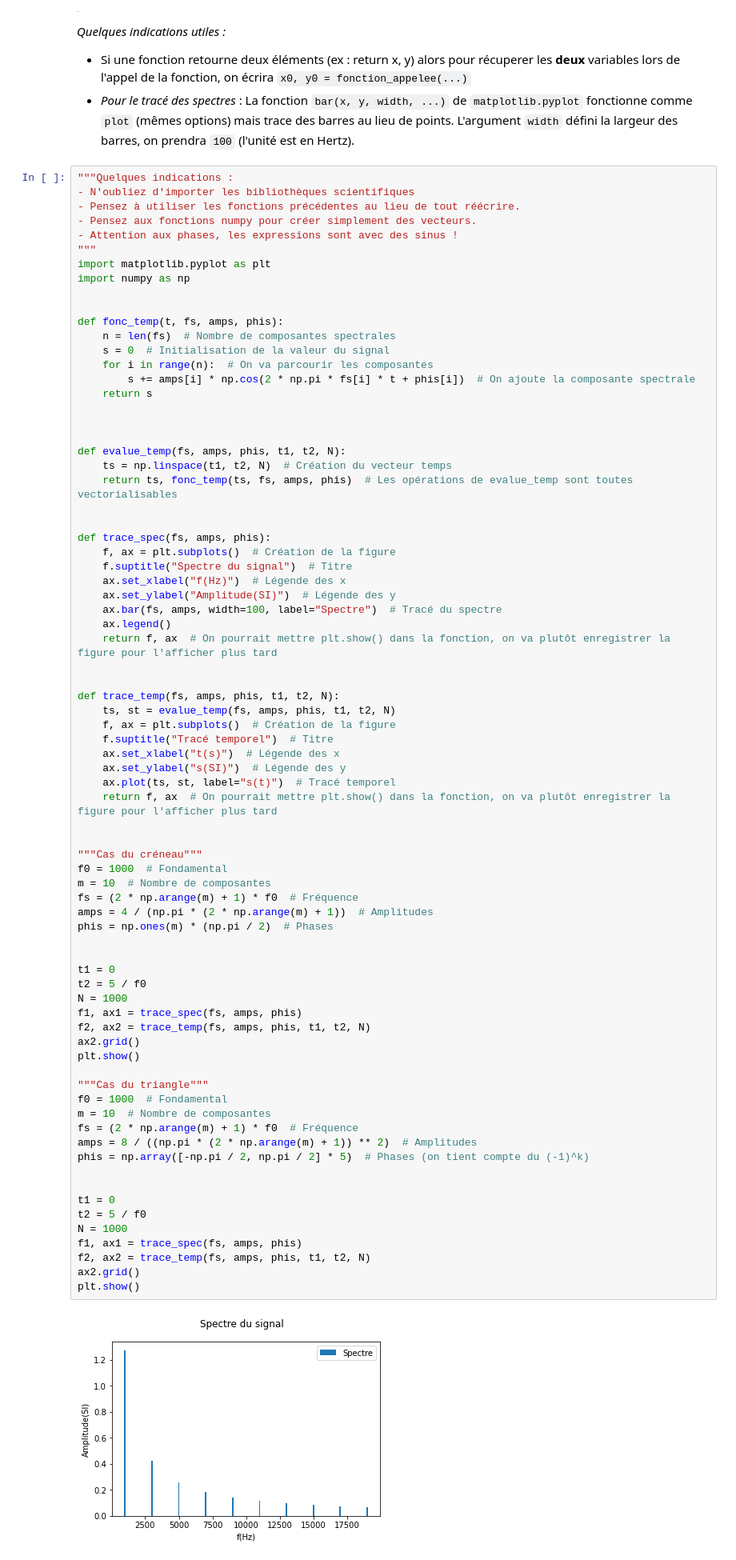
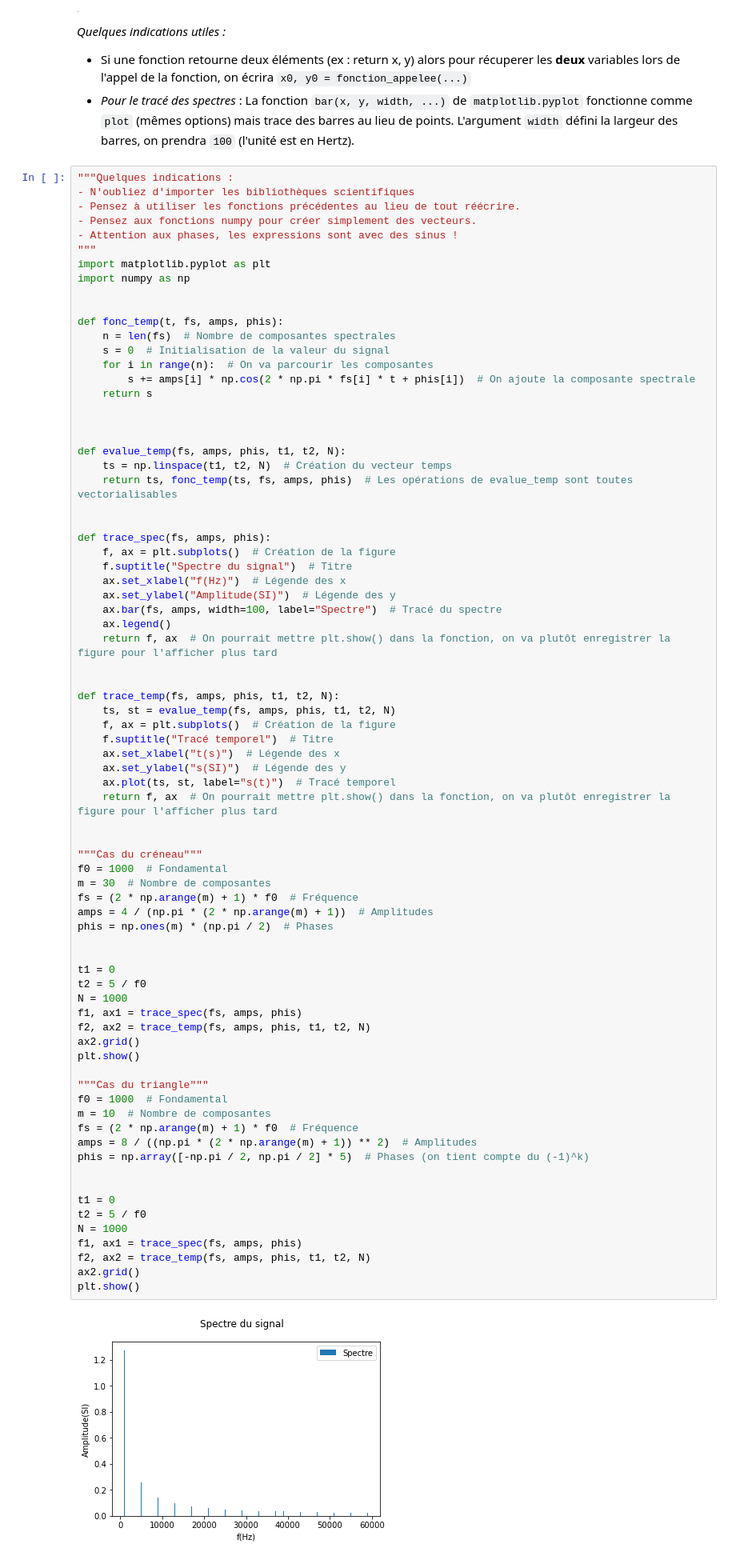
Before and after one commit to pcsi3physiquestan/capacites_numeriques_correction_sources, a Jupyter notebook: signal_fourier_correction.ipynb, the cells around one changed output. Shown: that part at 80% size. Drawn from its saved outputs; the diff is of its cells as text.

```diff
--- a/signal_fourier_correction.ipynb
+++ b/signal_fourier_correction.ipynb
@@ -117,34 +117,34 @@ def trace_temp(fs, amps, phis, t1, t2, N):
 
 """Cas du créneau"""
 f0 = 1000  # Fondamental
-m = 10  # Nombre de composantes
+m = 30  # Nombre de composantes
 fs = (2 * np.arange(m) + 1) * f0  # Fréquence
 amps = 4 / (np.pi * (2 * np.arange(m) + 1))  # Amplitudes
 phis = np.ones(m) * (np.pi / 2)  # Phases
 
 
 t1 = 0
 t2 = 5 / f0
 N = 1000
 f1, ax1 = trace_spec(fs, amps, phis)
 f2, ax2 = trace_temp(fs, amps, phis, t1, t2, N)
 ax2.grid()
 plt.show()
 
 """Cas du triangle"""
 f0 = 1000  # Fondamental
 m = 10  # Nombre de composantes
 fs = (2 * np.arange(m) + 1) * f0  # Fréquence
 amps = 8 / ((np.pi * (2 * np.arange(m) + 1)) ** 2)  # Amplitudes
 phis = np.array([-np.pi / 2, np.pi / 2] * 5)  # Phases (on tient compte du (-1)^k)
 
 
 t1 = 0
 t2 = 5 / f0
 N = 1000
 f1, ax1 = trace_spec(fs, amps, phis)
 f2, ax2 = trace_temp(fs, amps, phis, t1, t2, N)
 ax2.grid()
 plt.show()
 # %% [output]
-[figure, old version]
+[figure, new version]
```
Also changed, not shown: parts of 1 cell of this notebook, 3 other files.
